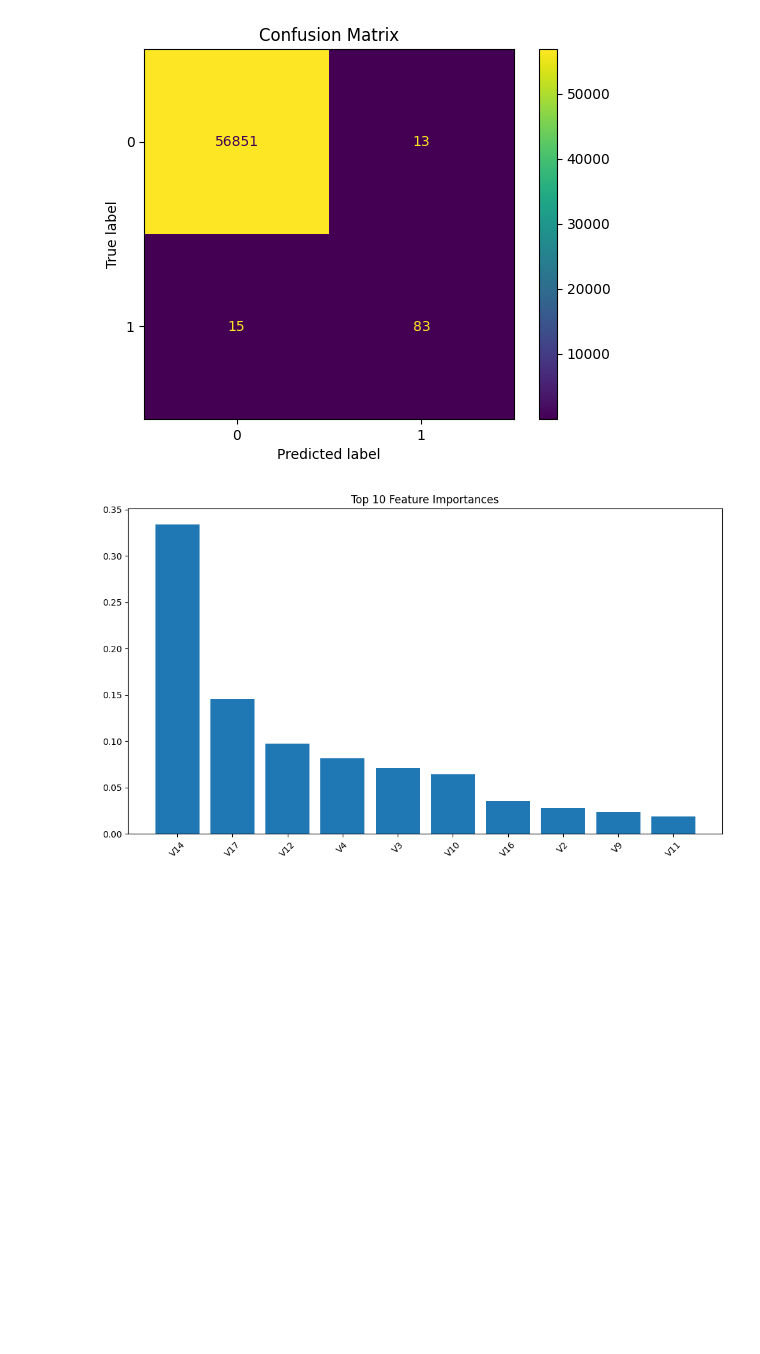
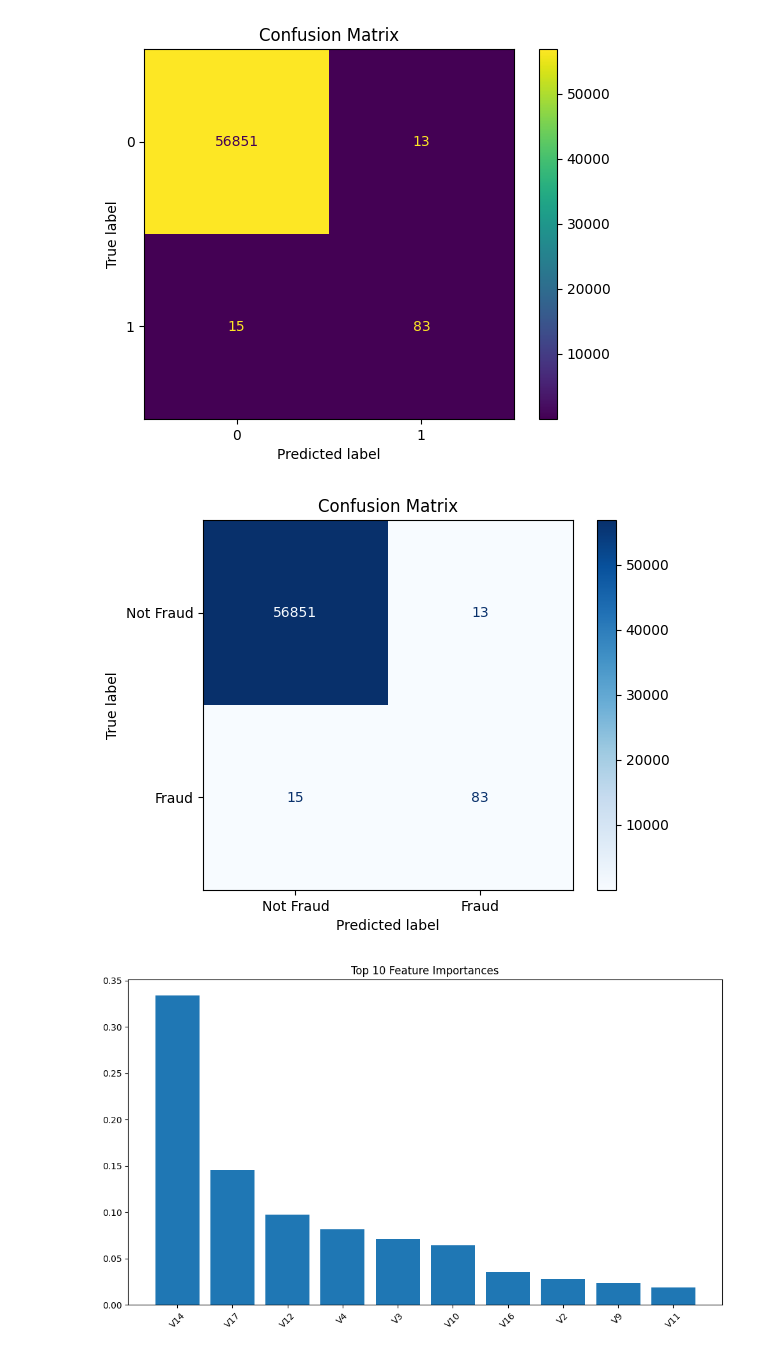
Before and after one commit to alenjacs/fraud_detection, a Jupyter notebook: fraud_detection.ipynb, the cells around one changed output. Saved outputs shown, nothing was run; the diff lists cells and outputs as text; code cells hidden in the pictures; blank space fills up the shorter version.

Commit message:
added confusion matrix plot

```diff
--- a/fraud_detection.ipynb
+++ b/fraud_detection.ipynb
@@ -129,6 +125,21 @@ plt.show()
    macro avg       0.93      0.92      0.93     56962
 weighted avg       1.00      1.00      1.00     56962
 [figure]
+# %%
+from sklearn.metrics import ConfusionMatrixDisplay
+
+ConfusionMatrixDisplay.from_estimator(
+    model,
+    X_test,
+    y_test,
+    display_labels=["Not Fraud", "Fraud"],
+    cmap='Blues'
+)
+plt.title("Confusion Matrix")
+plt.grid(False)
+plt.show()
+# %% [output]
+[figure, added]
 # %%
 # Plot feature importances to understand which columns affect predictions the most
 import numpy as np
```
Also changed, not shown: parts of 1 cell of this notebook.
